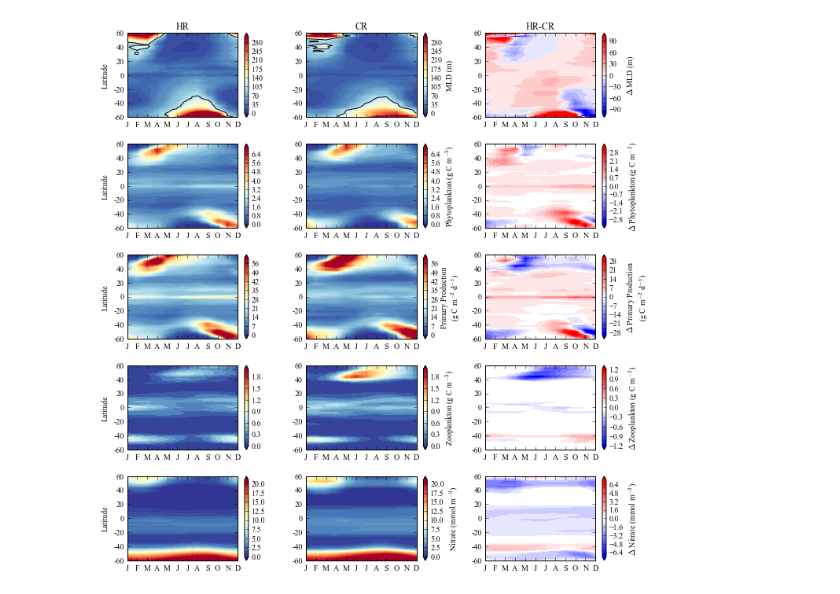
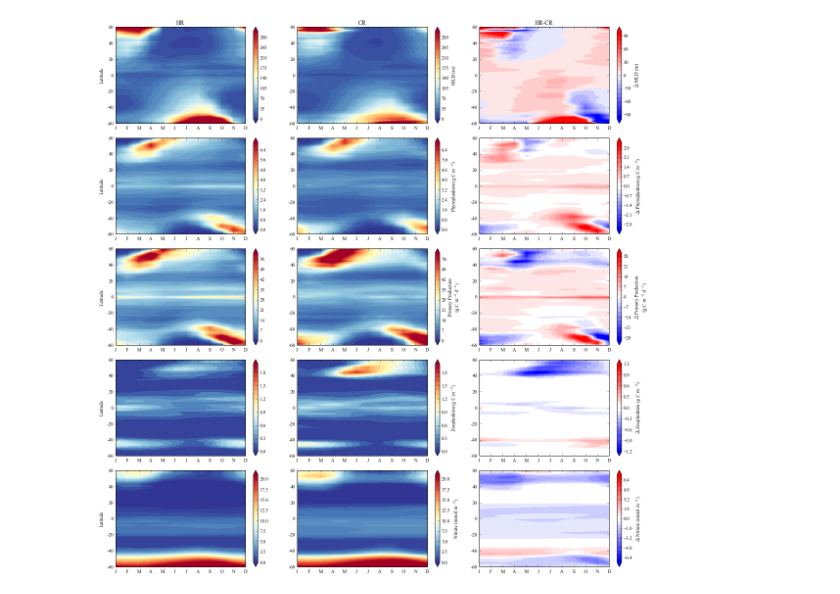
Before and after one commit to sophieclayton/model_comparison, a Jupyter notebook: python_figures/monthly_hovmoller.ipynb, the cells around one changed output. Saved outputs shown, nothing was run; the diff lists cells and outputs as text; code cells hidden in the pictures.

```diff
--- a/python_figures/monthly_hovmoller.ipynb
+++ b/python_figures/monthly_hovmoller.ipynb
@@ -134,11 +134,11 @@ palette2 = plt.get_cmap('RdYlBu_r', 50)
 months = ['J', 'F', 'M', 'A', 'M', 'J', 'J', 'A', 'S', 'O','N', 'D']
 lats = range(-60,70,20)
 
-f1, axarr = plt.subplots(5,3, figsize=(10, 10), dpi = 600)
+f1, axarr = plt.subplots(5,3, figsize=(16,16), dpi = 600)
 
 ## MLD ##
 h1 = axarr[0,0].contourf((binnedhr[:,:,4]).transpose(1,0), levels = range(0,305, 5),cmap=palette2, extend = 'both')
-axarr[0,0].contour(binnedhr[:,:,4].transpose(1,0), levels = [100], colors='k', linestyles='solid')
+#axarr[0,0].contour(binnedhr[:,:,4].transpose(1,0), levels = [50,100,200], colors='k', linestyles='solid')
 cbar1 = plt.colorbar(h1, ax=axarr[0,0])
 axarr[0,0].axis([ 0,11,20,140])
 axarr[0,0].set_yticks(range(20,150,20))
@@ -149,7 +149,7 @@ axarr[0,0].set_title('HR')
 axarr[0,0].set_ylabel('Latitude')
 
 c1 = axarr[0,1].contourf((binnedcr[:,:,4]).transpose(1,0), levels = range(0, 305, 5),cmap=palette2, extend = 'both')
-axarr[0,1].contour((binnedcr[:,:,4]).transpose(1,0), levels = [100], colors='k', linestyles='solid')
+#axarr[0,1].contour((binnedcr[:,:,4]).transpose(1,0), levels = [50,100,200], colors='k', linestyles='solid')
 cbar2 = plt.colorbar(c1, ax=axarr[0,1])
 cbar2.set_label('MLD (m)', rotation=90)
 axarr[0,1].axis([ 0,11,20,140])
@@ -268,31 +268,33 @@ h5 = axarr[4,0].contourf((binnedhr[:,:,3]).transpose(1,0), levels = np.arange(0,
 cbar13 = plt.colorbar(h5, ax=axarr[4,0])
 axarr[4,0].axis([ 0,11,20,140])
 axarr[4,0].set_yticks(range(20,150,20))
 axarr[4,0].set_yticklabels(lats)
 axarr[4,0].set_xticks(range(0, 12, 1))
 axarr[4,0].set_xticklabels(months)
 axarr[4,0].set_ylabel('Latitude')
 
 c5 = axarr[4,1].contourf((binnedcr[:,:,3]).transpose(1,0), levels = np.arange(0,21.5,0.5),cmap=palette2, extend = 'both')
 cbar14 = plt.colorbar(c5, ax=axarr[4,1])
 cbar14.set_label(r'Nitrate (mmol m$^{-3}$)', rotation =90)
 axarr[4,1].axis([ 0,11,20,140])
 axarr[4,1].set_yticks(range(20,150,20))
 axarr[4,1].set_yticklabels(lats)
 axarr[4,1].set_xticks(range(0, 12, 1))
 axarr[4,1].set_xticklabels(months)
 
 d5 = axarr[4,2].contourf(((binnedhr[:,:,3]-binnedcr[:,:,3])).transpose(1,0), levels = np.arange(-7.2, 7.4,0.2),cmap=palette1, extend = 'both')
 #axarr[4,2].contour((binnedhr[:,:,3]-binnedcr[:,:,3]).transpose(1,0), levels = [0], colors = 'k', linestyles='solid')
 
 cbar15 = plt.colorbar(d5, ax=axarr[4,2])
 cbar15.set_label(r'$\Delta$ Nitrate (mmol m$^{-3}$)', rotation =90)
 axarr[4,2].axis([ 0,11,20,140])
 axarr[4,2].set_yticks(range(20,150,20))
 axarr[4,2].set_yticklabels(lats)
 axarr[4,2].set_xticks(range(0, 12, 1))
 axarr[4,2].set_xticklabels(months)
 
 plt.show()
+
+f1.savefig('/Users/sclayton/Google Drive/work/comparison/review/figures/hovmoller.png', bbox_inches='tight', dpi=600)
 # %% [output]
-[figure, old version]
+[figure, new version]
```
Also changed, not shown: parts of 6 cells of this notebook, 6 other files.
